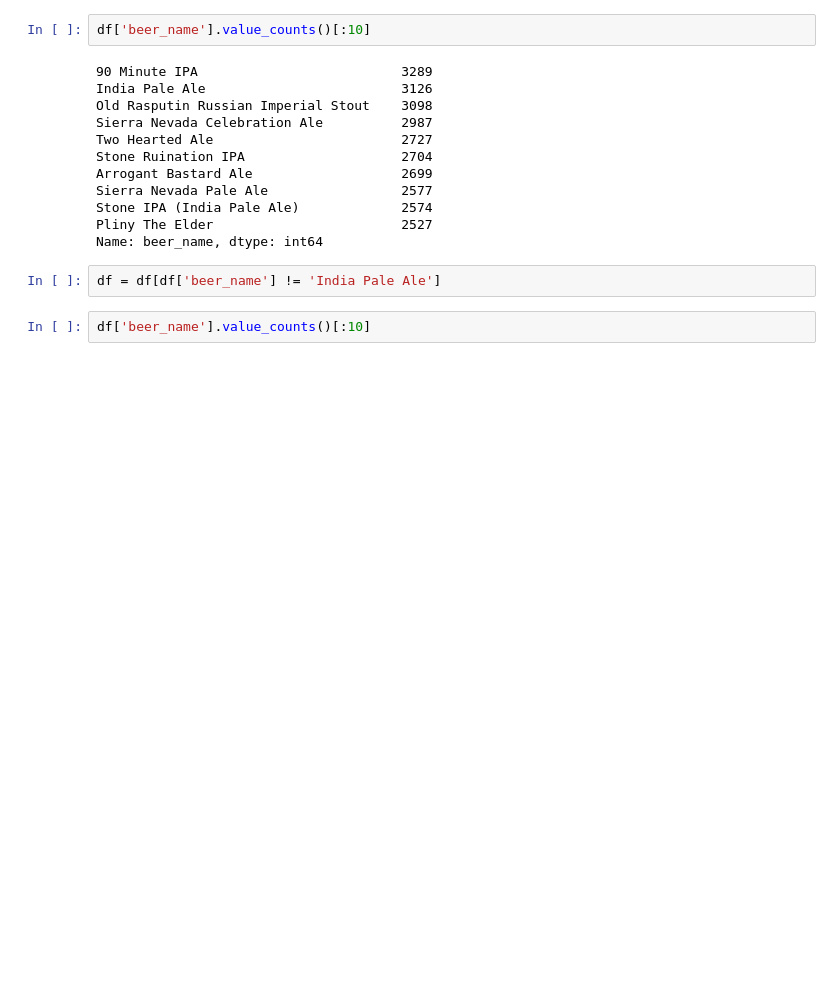
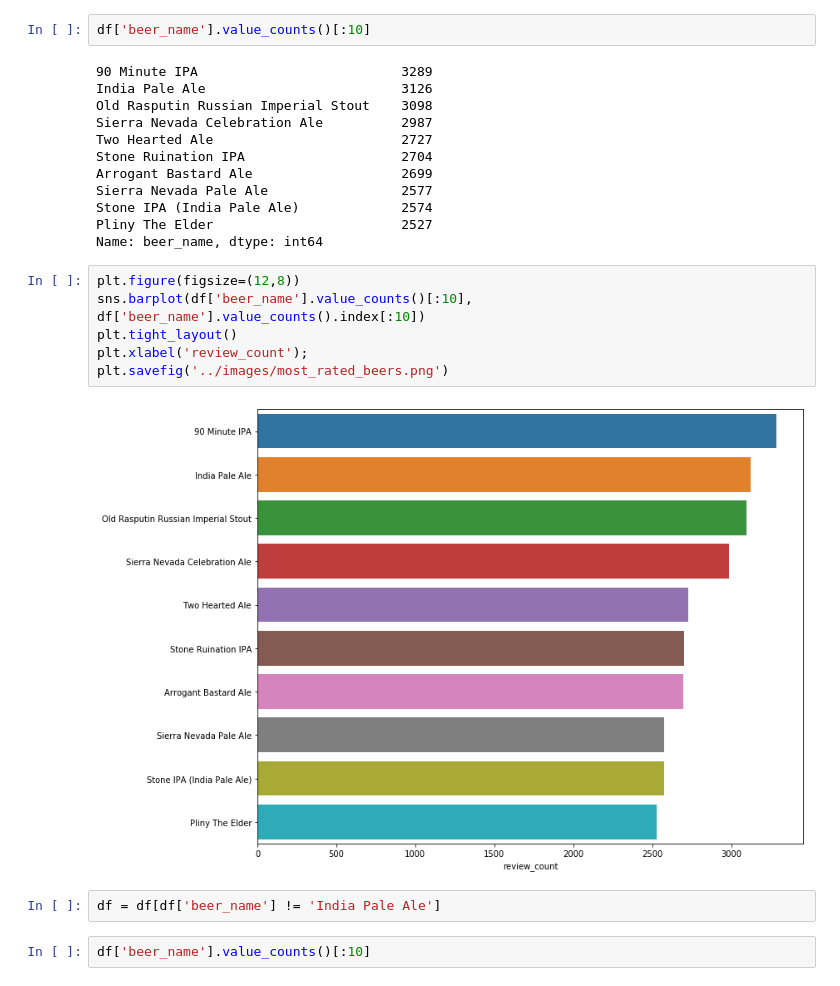
Before and after one commit to rwstewart0302/beer_recommender, a Jupyter notebook: eda/eda_beer_data.ipynb, the cells around one changed output. Cells and saved outputs as stored; diff of their text form; blank space fills up the shorter version.

```diff
--- a/eda/eda_beer_data.ipynb
+++ b/eda/eda_beer_data.ipynb
@@ -104,6 +100,14 @@ Sierra Nevada Pale Ale                 2577
 Stone IPA (India Pale Ale)             2574
 Pliny The Elder                        2527
 Name: beer_name, dtype: int64
+# %%
+plt.figure(figsize=(12,8))
+sns.barplot(df['beer_name'].value_counts()[:10], df['beer_name'].value_counts().index[:10])
+plt.tight_layout()
+plt.xlabel('review_count');
+plt.savefig('../images/most_rated_beers.png')
+# %% [output]
+[figure, added]
 # %%
 df = df[df['beer_name'] != 'India Pale Ale']
 # %%
```
Also changed, not shown: parts of 4 cells of this notebook, 19 other files.
